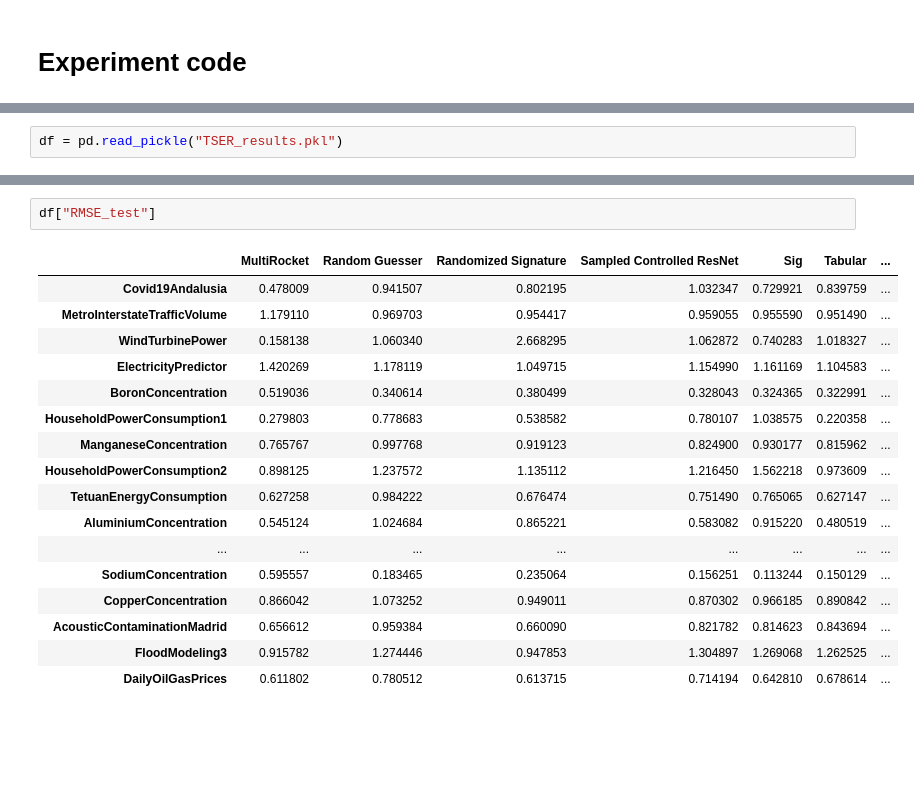
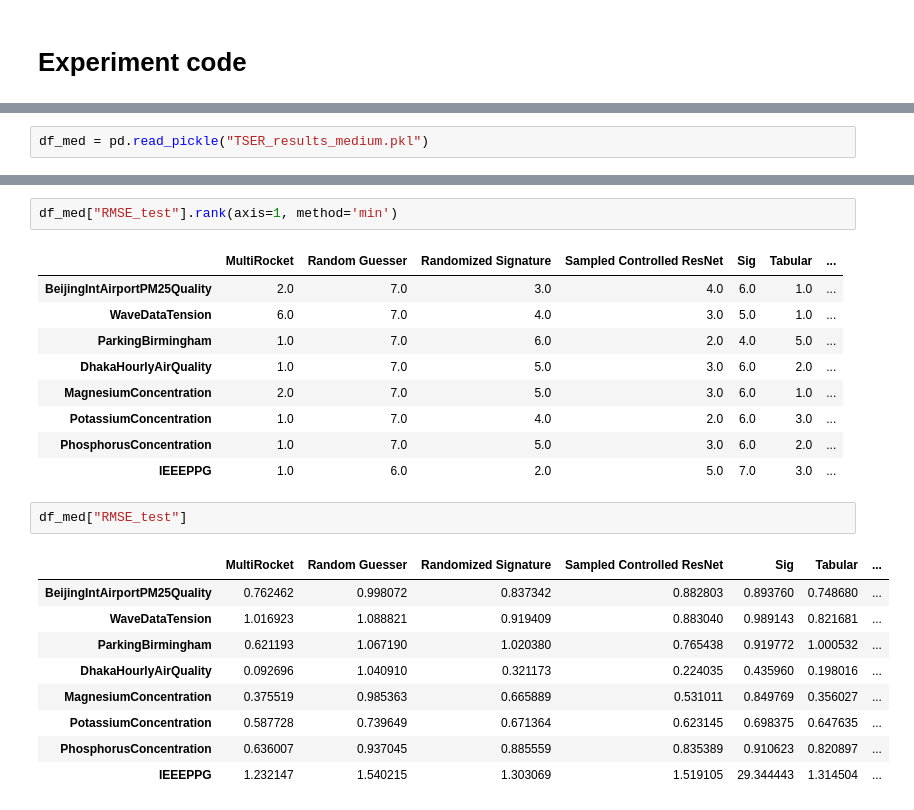
Before and after one commit to nikitazozoulenko/Zephyrox, a Jupyter notebook: jax_based/SWIM/TSER_SWIM.ipynb, the cells around one changed output, grey strips where cells are left out. Drawn from its saved outputs; the diff is of its cells as text; blank space fills up the shorter version.

Commit message:
some medium sized tests

```diff
--- a/jax_based/SWIM/TSER_SWIM.ipynb
+++ b/jax_based/SWIM/TSER_SWIM.ipynb
@@ -532,2 +376,2 @@ def run_all_experiments(
 # %%
-df = pd.read_pickle("TSER_results.pkl")
+df_med = pd.read_pickle("TSER_results_medium.pkl")
@@ -534,20 +400,24 @@ df = pd.read_pickle("TSER_results.pkl")
+# %%
+df_med["RMSE_test"].rank(axis=1, method='min')
+# %% [output]
+|  | MultiRocket | Random Guesser | Randomized Signature | Sampled Controlled ResNet | Sig | Tabular | ... |
+| BeijingIntAirportPM25Quality | 2.0 | 7.0 | 3.0 | 4.0 | 6.0 | 1.0 | ... |
+| WaveDataTension | 6.0 | 7.0 | 4.0 | 3.0 | 5.0 | 1.0 | ... |
+| ParkingBirmingham | 1.0 | 7.0 | 6.0 | 2.0 | 4.0 | 5.0 | ... |
+| DhakaHourlyAirQuality | 1.0 | 7.0 | 5.0 | 3.0 | 6.0 | 2.0 | ... |
+| MagnesiumConcentration | 2.0 | 7.0 | 5.0 | 3.0 | 6.0 | 1.0 | ... |
+| PotassiumConcentration | 1.0 | 7.0 | 4.0 | 2.0 | 6.0 | 3.0 | ... |
+| PhosphorusConcentration | 1.0 | 7.0 | 5.0 | 3.0 | 6.0 | 2.0 | ... |
+| IEEEPPG | 1.0 | 6.0 | 2.0 | 5.0 | 7.0 | 3.0 | ... |
 # %%
-df["RMSE_test"]
+df_med["RMSE_test"]
 # %% [output]
 |  | MultiRocket | Random Guesser | Randomized Signature | Sampled Controlled ResNet | Sig | Tabular | ... |
-| Covid19Andalusia | 0.478009 | 0.941507 | 0.802195 | 1.032347 | 0.729921 | 0.839759 | ... |
-| MetroInterstateTrafficVolume | 1.179110 | 0.969703 | 0.954417 | 0.959055 | 0.955590 | 0.951490 | ... |
-| WindTurbinePower | 0.158138 | 1.060340 | 2.668295 | 1.062872 | 0.740283 | 1.018327 | ... |
-| ElectricityPredictor | 1.420269 | 1.178119 | 1.049715 | 1.154990 | 1.161169 | 1.104583 | ... |
-| BoronConcentration | 0.519036 | 0.340614 | 0.380499 | 0.328043 | 0.324365 | 0.322991 | ... |
-| HouseholdPowerConsumption1 | 0.279803 | 0.778683 | 0.538582 | 0.780107 | 1.038575 | 0.220358 | ... |
-| ManganeseConcentration | 0.765767 | 0.997768 | 0.919123 | 0.824900 | 0.930177 | 0.815962 | ... |
-| HouseholdPowerConsumption2 | 0.898125 | 1.237572 | 1.135112 | 1.216450 | 1.562218 | 0.973609 | ... |
-| TetuanEnergyConsumption | 0.627258 | 0.984222 | 0.676474 | 0.751490 | 0.765065 | 0.627147 | ... |
-| AluminiumConcentration | 0.545124 | 1.024684 | 0.865221 | 0.583082 | 0.915220 | 0.480519 | ... |
-| ... | ... | ... | ... | ... | ... | ... | ... |
-| SodiumConcentration | 0.595557 | 0.183465 | 0.235064 | 0.156251 | 0.113244 | 0.150129 | ... |
-| CopperConcentration | 0.866042 | 1.073252 | 0.949011 | 0.870302 | 0.966185 | 0.890842 | ... |
-| AcousticContaminationMadrid | 0.656612 | 0.959384 | 0.660090 | 0.821782 | 0.814623 | 0.843694 | ... |
-| FloodModeling3 | 0.915782 | 1.274446 | 0.947853 | 1.304897 | 1.269068 | 1.262525 | ... |
-| DailyOilGasPrices | 0.611802 | 0.780512 | 0.613715 | 0.714194 | 0.642810 | 0.678614 | ... |
+| BeijingIntAirportPM25Quality | 0.762462 | 0.998072 | 0.837342 | 0.882803 | 0.893760 | 0.748680 | ... |
+| WaveDataTension | 1.016923 | 1.088821 | 0.919409 | 0.883040 | 0.989143 | 0.821681 | ... |
+| ParkingBirmingham | 0.621193 | 1.067190 | 1.020380 | 0.765438 | 0.919772 | 1.000532 | ... |
+| DhakaHourlyAirQuality | 0.092696 | 1.040910 | 0.321173 | 0.224035 | 0.435960 | 0.198016 | ... |
+| MagnesiumConcentration | 0.375519 | 0.985363 | 0.665889 | 0.531011 | 0.849769 | 0.356027 | ... |
+| PotassiumConcentration | 0.587728 | 0.739649 | 0.671364 | 0.623145 | 0.698375 | 0.647635 | ... |
+| PhosphorusConcentration | 0.636007 | 0.937045 | 0.885559 | 0.835389 | 0.910623 | 0.820897 | ... |
+| IEEEPPG | 1.232147 | 1.540215 | 1.303069 | 1.519105 | 29.344443 | 1.314504 | ... |
```
Also changed, not shown: parts of 15 cells of this notebook, 4 other files.
